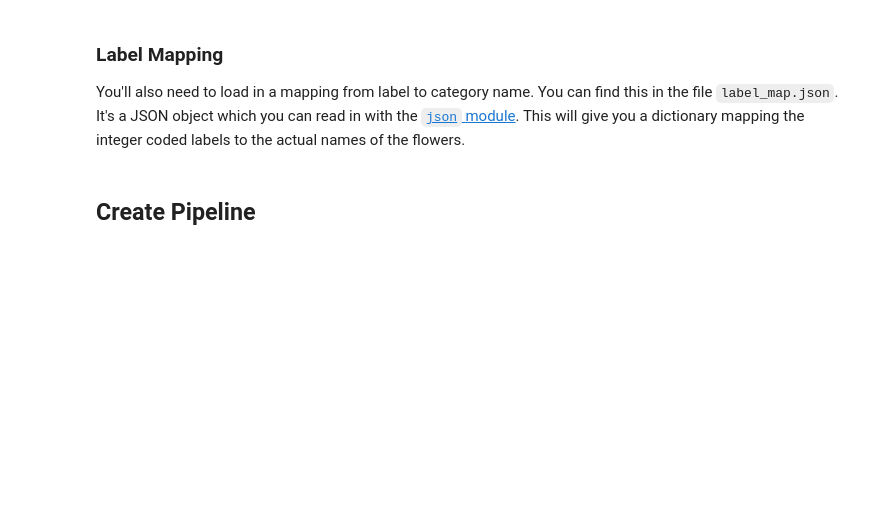
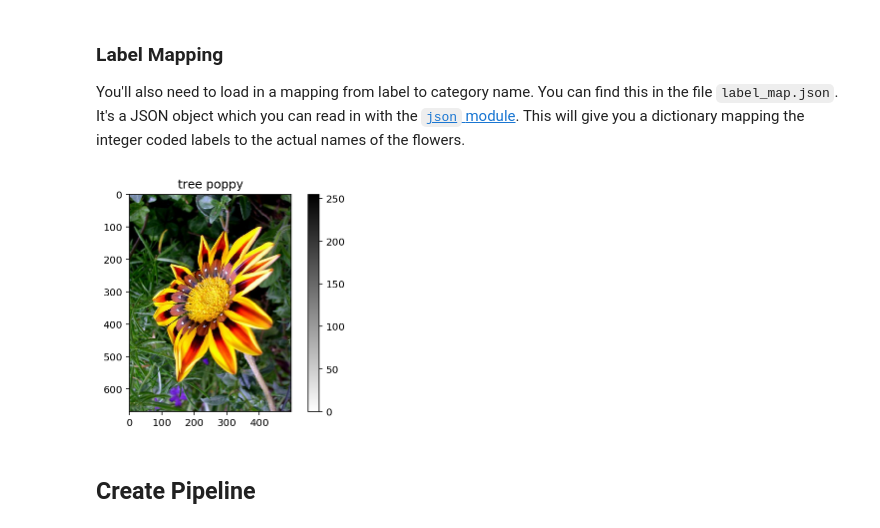
Before and after one commit to MilesJoseph/Udacity_Image_Classifier, a Jupyter notebook: Project_Image_Classifier_Project.ipynb, the cells around one changed output. Drawn from its saved outputs; the diff is of its cells as text; code cells hidden in the pictures; blank space fills up the shorter version.

```diff
--- a/Project_Image_Classifier_Project.ipynb
+++ b/Project_Image_Classifier_Project.ipynb
@@ -65,5 +200,12 @@ with open('label_map.json', 'r') as f:
 # %%
 # TODO: Plot 1 image from the training set. Set the title
 # of the plot to the corresponding class name.
+
+plt.imshow(image, cmap= plt.cm.binary)
+plt.colorbar()
+plt.title(class_names[str(label)])
+plt.show()
+# %% [output]
+[figure, added]
 # %% [markdown]
 ## Create Pipeline
```
Also changed, not shown: parts of 29 cells of this notebook, 1 other file.
